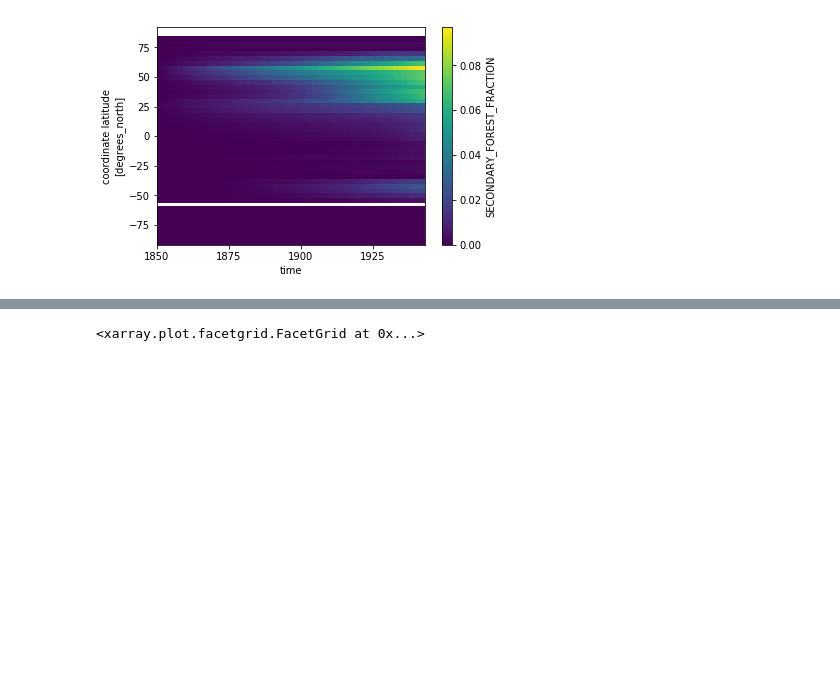
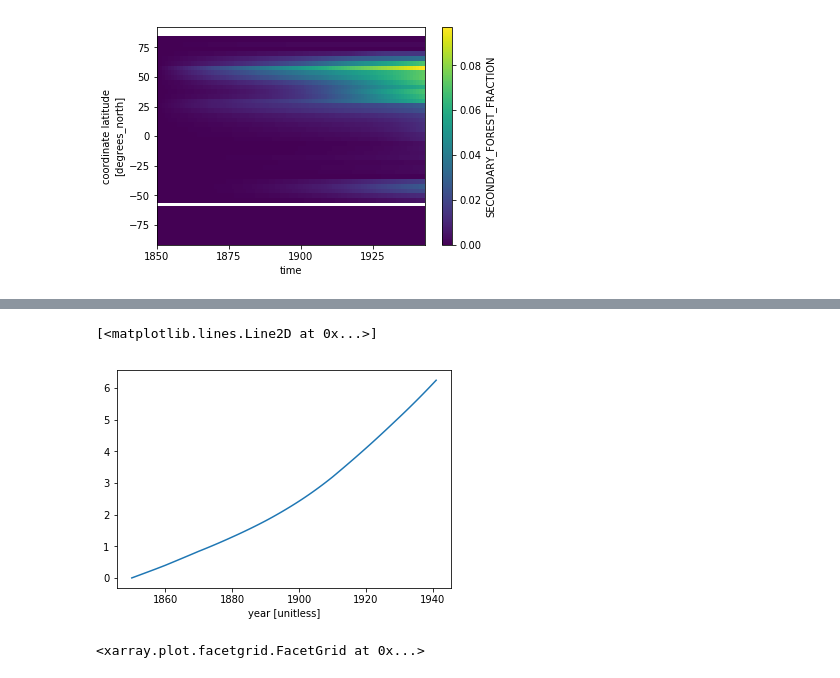
Before and after one commit to ckoven/landuse_runscripts, a Jupyter notebook: landuse_global_analysis.ipynb, the cells around one changed output, grey strips where cells are left out. Saved outputs shown, nothing was run; the diff lists cells and outputs as text; code cells hidden in the pictures; blank space fills up the shorter version.

Commit message:
rearranged notebook and partially worked out gridcell fracrtion problem

```diff
--- a/landuse_global_analysis.ipynb
+++ b/landuse_global_analysis.ipynb
@@ -56,0 +55,17 @@ data_in.ED_biomass.mean(dim='lon').plot(x='time', y='lat')
+# %%
+## plot accumated logged area in million square km from forcing dataset
+
+## need to normalize this by the fraction of a gridcell that FATES occupies.
+### two options of how to do this:
+
+#option 1, use surface data file variables to reconstruct
+#frac_fates = 1. - (surfdata_file.PCT_WETLAND + surfdata_file.PCT_GLACIER + surfdata_file.PCT_LAKE + surfdata_file.PCT_URBAN.sum(dim='numurbl')) * 1.e-2
+
+# option 2, diagnose it from the FATES history file itself.  one way to do so is that the sum of PATCH_AREA_BY_AGE must equal 1, so we can use that to infer the FATES fraction
+frac_fates = data_in.PATCH_AREA_BY_AGE.sum(dim='fates_levage').isel(time=0).values
+
+primary_harvest_input = (landuse_file.HARVEST_VH1 + landuse_file.HARVEST_VH2) * landuse_file.AREA * 1e-6 * frac_fates
+primary_harvest_input.sum(dim='lsmlon').sum(dim='lsmlat').cumsum(dim='time').isel(time=slice(0,int(ntim/12)-1)).plot()
+# %% [output]
+[<matplotlib.lines.Line2D at 0x...>]
+[figure, added]
```
Also changed, not shown: parts of 18 cells of this notebook.
